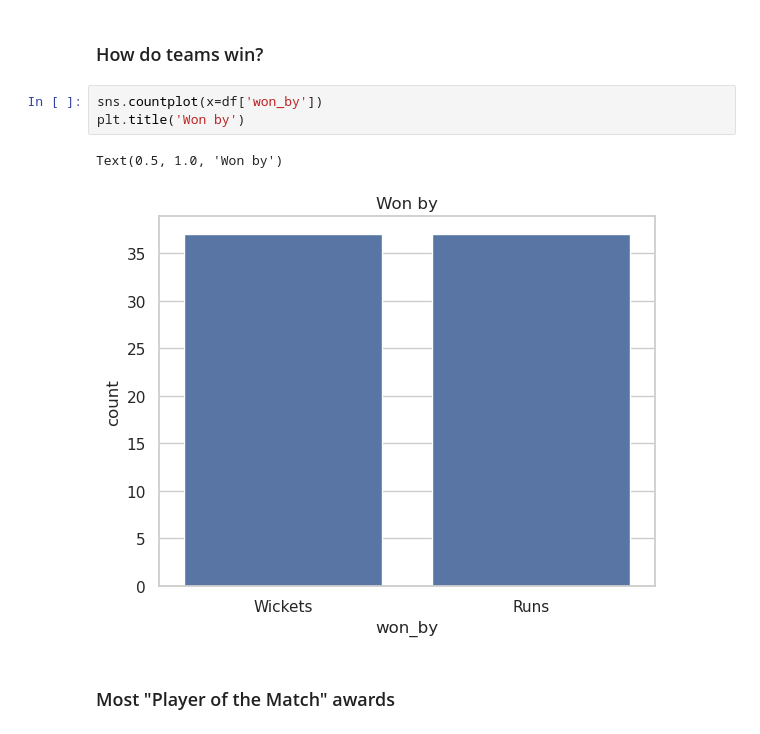
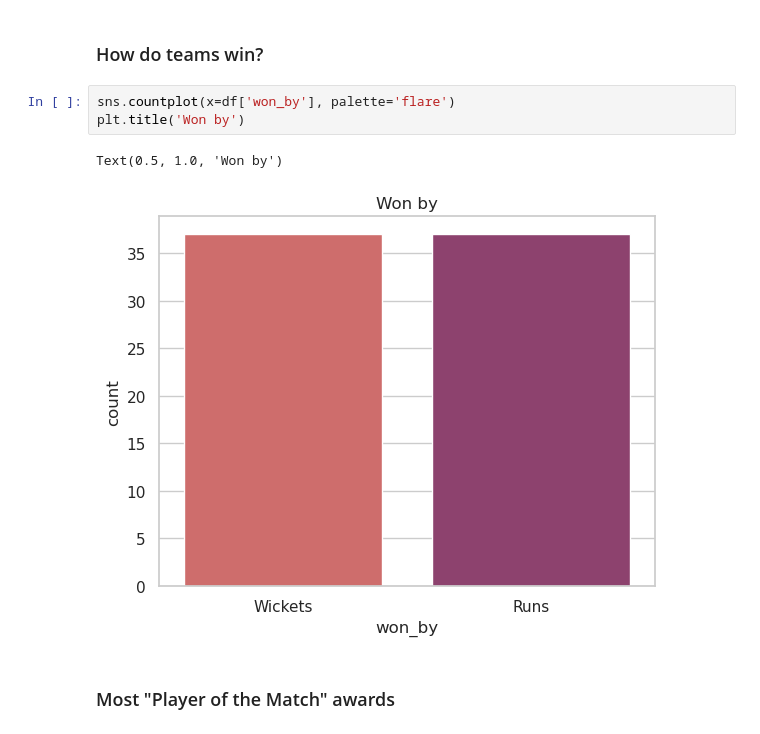
Before and after one commit to waseem-development/AI-NAVTTC, a Jupyter notebook: Data Visualization/ipl_2022_project/project.ipynb, the cells around one changed output. Saved outputs shown, nothing was run; the diff lists cells and outputs as text.

```diff
--- a/Data Visualization/ipl_2022_project/project.ipynb
+++ b/Data Visualization/ipl_2022_project/project.ipynb
@@ -206,11 +201,11 @@ plt.show()
 # %% [markdown]
 ### How do teams win?
 # %%
-sns.countplot(x=df['won_by'])
+sns.countplot(x=df['won_by'], palette='flare')
 plt.title('Won by')
 # %% [output]
 Text(0.5, 1.0, 'Won by')
-[figure, old version]
+[figure, new version]
 # %% [markdown]
 ### Most "Player of the Match" awards
 # %%
```
Also changed, not shown: parts of 15 cells of this notebook.
